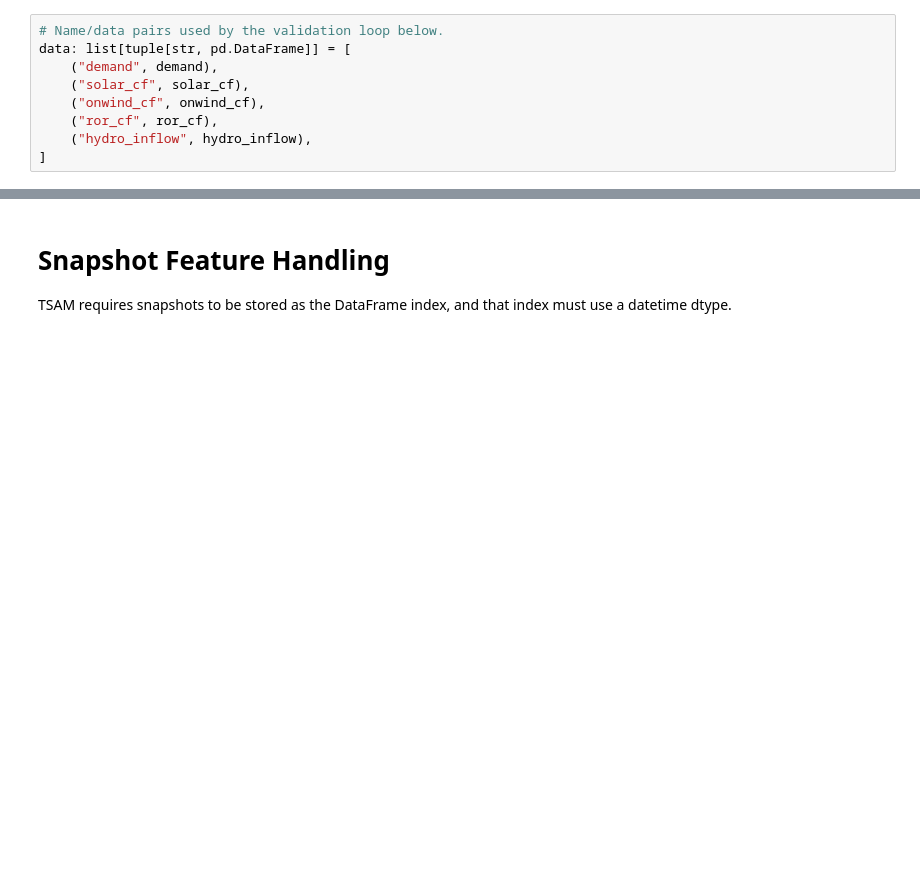
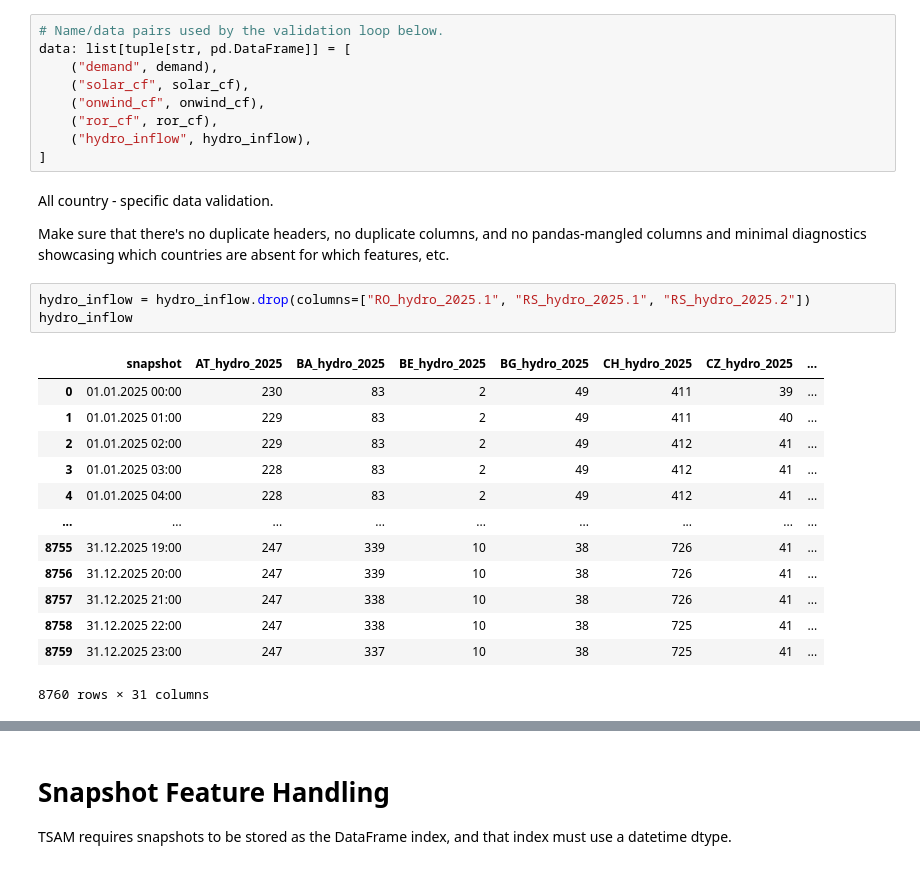
Before and after one commit to komaksym/tsam-notebook-workflows, a Jupyter notebook: src/approach_1_ALL.ipynb, the cells around one changed output, grey strips where cells are left out. Saved outputs shown, nothing was run; the diff lists cells and outputs as text; blank space fills up the shorter version.

Commit message:
feat: add ALL countries - specific, additional validation

```diff
--- a/src/approach_1_ALL.ipynb
+++ b/src/approach_1_ALL.ipynb
@@ -156,3 +156,24 @@ data: list[tuple[str, pd.DataFrame]] = [
     ("ror_cf", ror_cf),
     ("hydro_inflow", hydro_inflow),
 ]
+# %% [markdown]
+All country - specific data validation.
+
+Make sure that there's no duplicate headers, no duplicate columns, and no pandas-mangled columns and minimal diagnostics showcasing which countries are absent for which features, etc.
+# %%
+hydro_inflow = hydro_inflow.drop(columns=["RO_hydro_2025.1", "RS_hydro_2025.1", "RS_hydro_2025.2"])
+hydro_inflow
+# %% [output]
+|  | snapshot | AT_hydro_2025 | BA_hydro_2025 | BE_hydro_2025 | BG_hydro_2025 | CH_hydro_2025 | CZ_hydro_2025 | ... |
+| 0 | 01.01.2025 00:00 | 230 | 83 | 2 | 49 | 411 | 39 | ... |
+| 1 | 01.01.2025 01:00 | 229 | 83 | 2 | 49 | 411 | 40 | ... |
+| 2 | 01.01.2025 02:00 | 229 | 83 | 2 | 49 | 412 | 41 | ... |
+| 3 | 01.01.2025 03:00 | 228 | 83 | 2 | 49 | 412 | 41 | ... |
+| 4 | 01.01.2025 04:00 | 228 | 83 | 2 | 49 | 412 | 41 | ... |
+| ... | ... | ... | ... | ... | ... | ... | ... | ... |
+| 8755 | 31.12.2025 19:00 | 247 | 339 | 10 | 38 | 726 | 41 | ... |
+| 8756 | 31.12.2025 20:00 | 247 | 339 | 10 | 38 | 726 | 41 | ... |
+| 8757 | 31.12.2025 21:00 | 247 | 338 | 10 | 38 | 726 | 41 | ... |
+| 8758 | 31.12.2025 22:00 | 247 | 338 | 10 | 38 | 725 | 41 | ... |
+| 8759 | 31.12.2025 23:00 | 247 | 337 | 10 | 38 | 725 | 41 | ... |
+8760 rows × 31 columns
```
Also changed, not shown: parts of 2 cells of this notebook.
